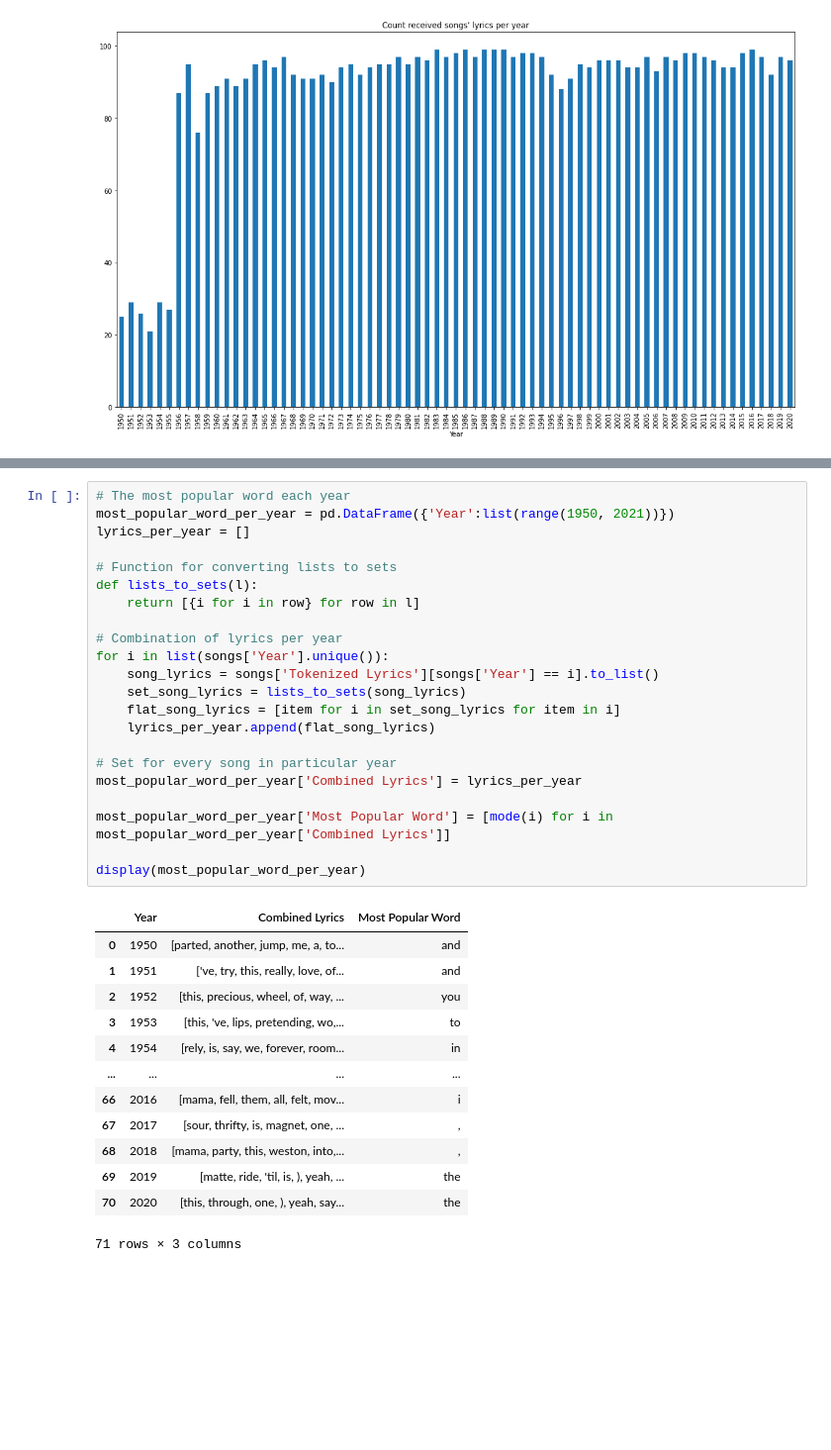
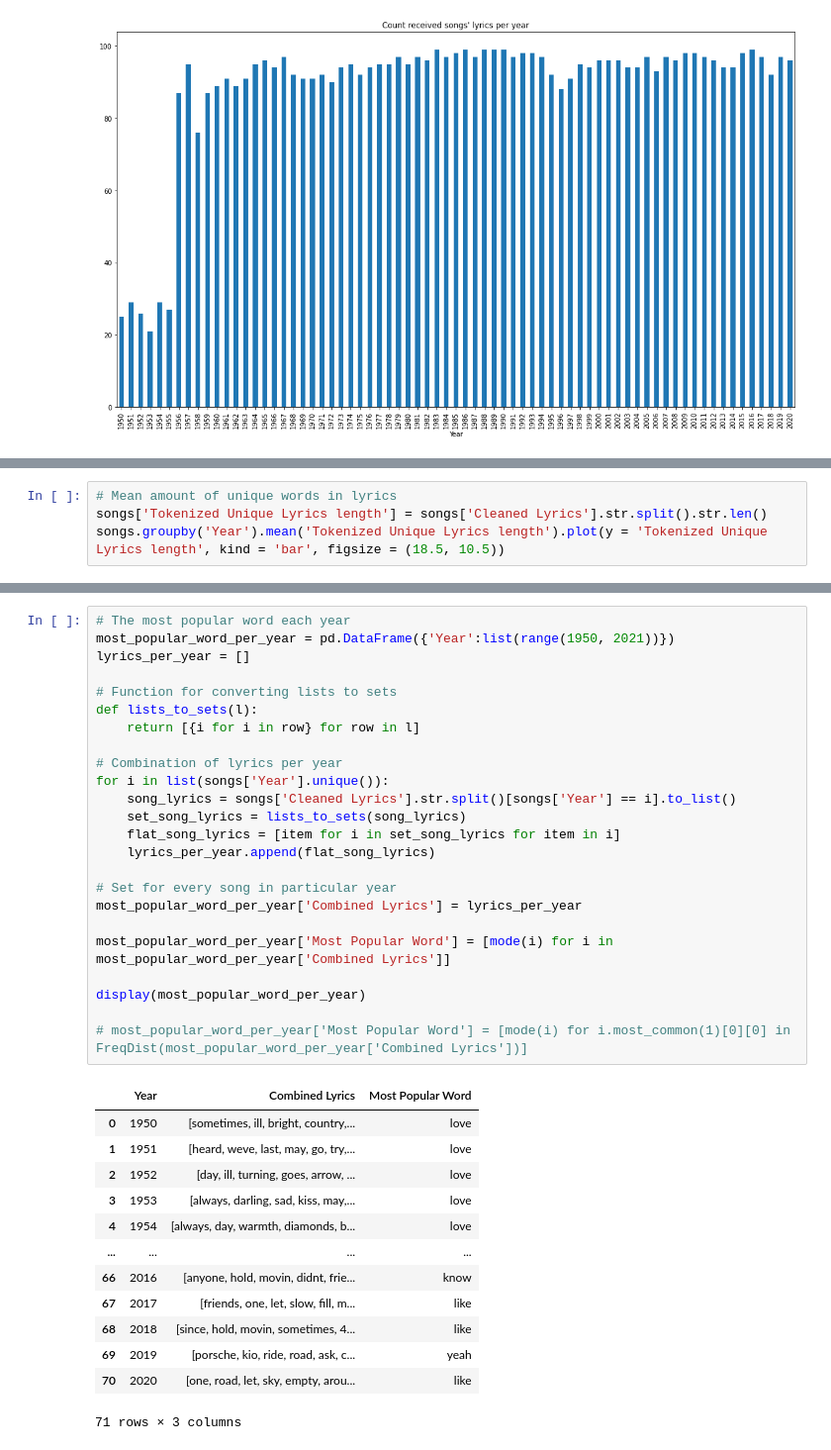
Before and after one commit to alsarna/lyrics_nlp, a Jupyter notebook: lyrics_analysis.ipynb, the cells around one changed output, grey strips where cells are left out. Shown at 99% size. Saved outputs shown, nothing was run; the diff lists cells and outputs as text; blank space fills up the shorter version.

```diff
--- a/lyrics_analysis.ipynb
+++ b/lyrics_analysis.ipynb
@@ -39,0 +41,4 @@ songs.groupby('Year').mean('Tokenized Lyrics length').plot(y = 'Tokenized Lyrics
+# %%
+# Mean amount of unique words in lyrics
+songs['Tokenized Unique Lyrics length'] = songs['Cleaned Lyrics'].str.split().str.len()
+songs.groupby('Year').mean('Tokenized Unique Lyrics length').plot(y = 'Tokenized Unique Lyrics length', kind = 'bar', figsize = (18.5, 10.5))
@@ -56,36 +64,38 @@ plt.show()
 # %%
 # The most popular word each year
 most_popular_word_per_year = pd.DataFrame({'Year':list(range(1950, 2021))})
 lyrics_per_year = []
 
 # Function for converting lists to sets
 def lists_to_sets(l):
     return [{i for i in row} for row in l]
 
 # Combination of lyrics per year
 for i in list(songs['Year'].unique()):
-    song_lyrics = songs['Tokenized Lyrics'][songs['Year'] == i].to_list()
+    song_lyrics = songs['Cleaned Lyrics'].str.split()[songs['Year'] == i].to_list()
     set_song_lyrics = lists_to_sets(song_lyrics)
     flat_song_lyrics = [item for i in set_song_lyrics for item in i]
     lyrics_per_year.append(flat_song_lyrics)
 
 # Set for every song in particular year
 most_popular_word_per_year['Combined Lyrics'] = lyrics_per_year
 
 most_popular_word_per_year['Most Popular Word'] = [mode(i) for i in most_popular_word_per_year['Combined Lyrics']]
 
 display(most_popular_word_per_year)
+
+# most_popular_word_per_year['Most Popular Word'] = [mode(i) for i.most_common(1)[0][0] in FreqDist(most_popular_word_per_year['Combined Lyrics'])]
 # %% [output]
 |  | Year | Combined Lyrics | Most Popular Word |
-| 0 | 1950 | [parted, another, jump, me, a, to... | and |
-| 1 | 1951 | ['ve, try, this, really, love, of... | and |
-| 2 | 1952 | [this, precious, wheel, of, way, ... | you |
-| 3 | 1953 | [this, 've, lips, pretending, wo,... | to |
-| 4 | 1954 | [rely, is, say, we, forever, room... | in |
+| 0 | 1950 | [sometimes, ill, bright, country,... | love |
+| 1 | 1951 | [heard, weve, last, may, go, try,... | love |
+| 2 | 1952 | [day, ill, turning, goes, arrow, ... | love |
+| 3 | 1953 | [always, darling, sad, kiss, may,... | love |
+| 4 | 1954 | [always, day, warmth, diamonds, b... | love |
 | ... | ... | ... | ... |
-| 66 | 2016 | [mama, fell, them, all, felt, mov... | i |
-| 67 | 2017 | [sour, thrifty, is, magnet, one, ... | , |
-| 68 | 2018 | [mama, party, this, weston, into,... | , |
-| 69 | 2019 | [matte, ride, 'til, is, ), yeah, ... | the |
-| 70 | 2020 | [this, through, one, ), yeah, say... | the |
+| 66 | 2016 | [anyone, hold, movin, didnt, frie... | know |
+| 67 | 2017 | [friends, one, let, slow, fill, m... | like |
+| 68 | 2018 | [since, hold, movin, sometimes, 4... | like |
+| 69 | 2019 | [porsche, kio, ride, road, ask, c... | yeah |
+| 70 | 2020 | [one, road, let, sky, empty, arou... | like |
 71 rows × 3 columns
```
Also changed, not shown: parts of 5 cells of this notebook.
